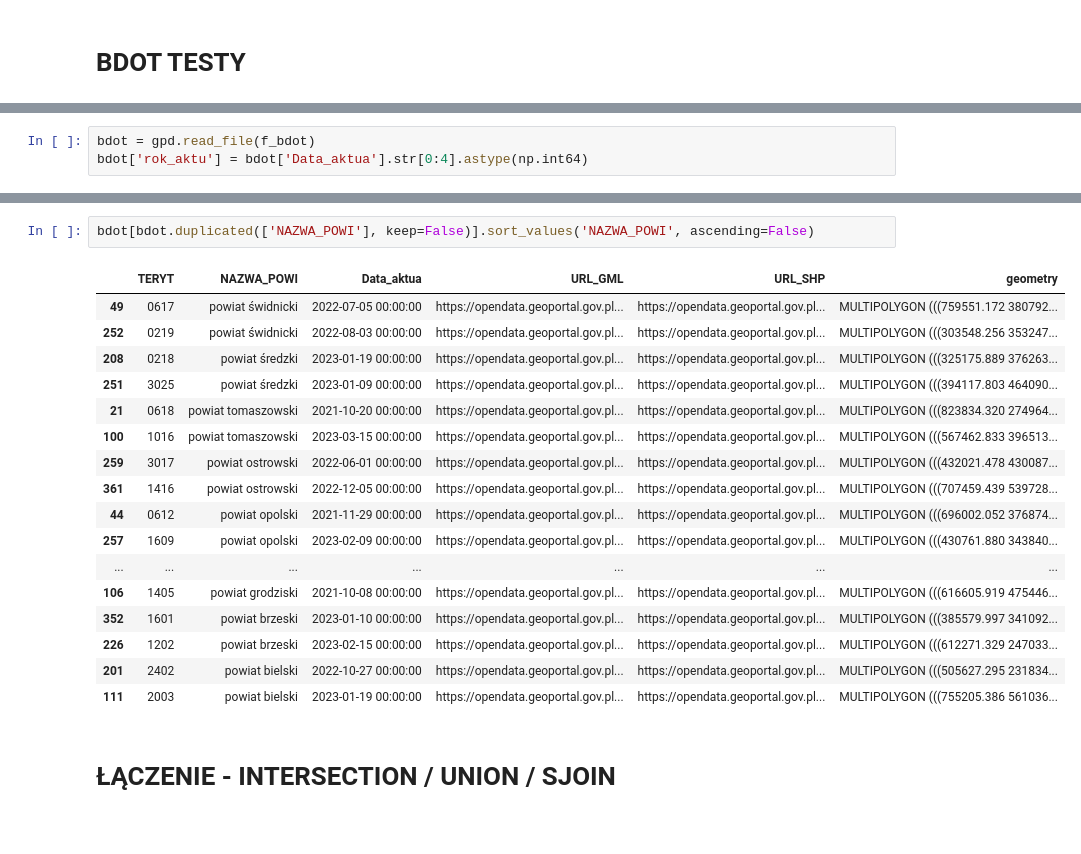
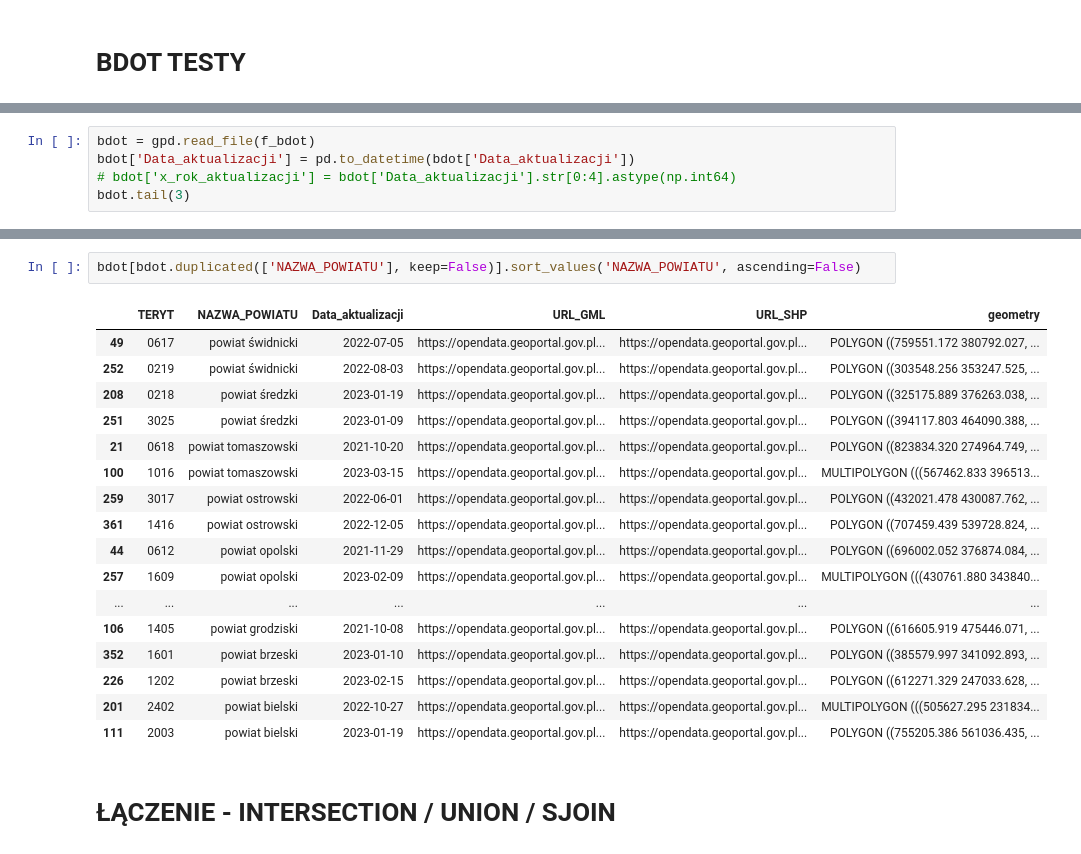
Before and after one commit to krz144/SISS, a Jupyter notebook: orto_bdot_meta.ipynb, the cells around one changed output, grey strips where cells are left out. Cells and saved outputs as stored; diff of their text form.

```diff
--- a/orto_bdot_meta.ipynb
+++ b/orto_bdot_meta.ipynb
@@ -91,3 +57,5 @@ f_bdot = r"C:\SEM6\SISS\metadata\bdot\sk_bdot_wfs.gpkg"
 # %%
 bdot = gpd.read_file(f_bdot)
-bdot['rok_aktu'] = bdot['Data_aktua'].str[0:4].astype(np.int64)
+bdot['Data_aktualizacji'] = pd.to_datetime(bdot['Data_aktualizacji'])
+# bdot['x_rok_aktualizacji'] = bdot['Data_aktualizacji'].str[0:4].astype(np.int64)
+bdot.tail(3)
@@ -136,22 +67,22 @@ Name: NAZWA_POWI, Length: 380, dtype: object
 # %%
-bdot[bdot.duplicated(['NAZWA_POWI'], keep=False)].sort_values('NAZWA_POWI', ascending=False)
+bdot[bdot.duplicated(['NAZWA_POWIATU'], keep=False)].sort_values('NAZWA_POWIATU', ascending=False)
 # %% [output]
-|  | TERYT | NAZWA_POWI | Data_aktua | URL_GML | URL_SHP | geometry |
-| 49 | 0617 | powiat świdnicki | 2022-07-05 00:00:00 | https://opendata.geoportal.gov.pl... | https://opendata.geoportal.gov.pl... | MULTIPOLYGON (((759551.172 380792... |
-| 252 | 0219 | powiat świdnicki | 2022-08-03 00:00:00 | https://opendata.geoportal.gov.pl... | https://opendata.geoportal.gov.pl... | MULTIPOLYGON (((303548.256 353247... |
-| 208 | 0218 | powiat średzki | 2023-01-19 00:00:00 | https://opendata.geoportal.gov.pl... | https://opendata.geoportal.gov.pl... | MULTIPOLYGON (((325175.889 376263... |
-| 251 | 3025 | powiat średzki | 2023-01-09 00:00:00 | https://opendata.geoportal.gov.pl... | https://opendata.geoportal.gov.pl... | MULTIPOLYGON (((394117.803 464090... |
-| 21 | 0618 | powiat tomaszowski | 2021-10-20 00:00:00 | https://opendata.geoportal.gov.pl... | https://opendata.geoportal.gov.pl... | MULTIPOLYGON (((823834.320 274964... |
-| 100 | 1016 | powiat tomaszowski | 2023-03-15 00:00:00 | https://opendata.geoportal.gov.pl... | https://opendata.geoportal.gov.pl... | MULTIPOLYGON (((567462.833 396513... |
-| 259 | 3017 | powiat ostrowski | 2022-06-01 00:00:00 | https://opendata.geoportal.gov.pl... | https://opendata.geoportal.gov.pl... | MULTIPOLYGON (((432021.478 430087... |
-| 361 | 1416 | powiat ostrowski | 2022-12-05 00:00:00 | https://opendata.geoportal.gov.pl... | https://opendata.geoportal.gov.pl... | MULTIPOLYGON (((707459.439 539728... |
-| 44 | 0612 | powiat opolski | 2021-11-29 00:00:00 | https://opendata.geoportal.gov.pl... | https://opendata.geoportal.gov.pl... | MULTIPOLYGON (((696002.052 376874... |
-| 257 | 1609 | powiat opolski | 2023-02-09 00:00:00 | https://opendata.geoportal.gov.pl... | https://opendata.geoportal.gov.pl... | MULTIPOLYGON (((430761.880 343840... |
+|  | TERYT | NAZWA_POWIATU | Data_aktualizacji | URL_GML | URL_SHP | geometry |
+| 49 | 0617 | powiat świdnicki | 2022-07-05 | https://opendata.geoportal.gov.pl... | https://opendata.geoportal.gov.pl... | POLYGON ((759551.172 380792.027, ... |
+| 252 | 0219 | powiat świdnicki | 2022-08-03 | https://opendata.geoportal.gov.pl... | https://opendata.geoportal.gov.pl... | POLYGON ((303548.256 353247.525, ... |
+| 208 | 0218 | powiat średzki | 2023-01-19 | https://opendata.geoportal.gov.pl... | https://opendata.geoportal.gov.pl... | POLYGON ((325175.889 376263.038, ... |
+| 251 | 3025 | powiat średzki | 2023-01-09 | https://opendata.geoportal.gov.pl... | https://opendata.geoportal.gov.pl... | POLYGON ((394117.803 464090.388, ... |
+| 21 | 0618 | powiat tomaszowski | 2021-10-20 | https://opendata.geoportal.gov.pl... | https://opendata.geoportal.gov.pl... | POLYGON ((823834.320 274964.749, ... |
+| 100 | 1016 | powiat tomaszowski | 2023-03-15 | https://opendata.geoportal.gov.pl... | https://opendata.geoportal.gov.pl... | MULTIPOLYGON (((567462.833 396513... |
+| 259 | 3017 | powiat ostrowski | 2022-06-01 | https://opendata.geoportal.gov.pl... | https://opendata.geoportal.gov.pl... | POLYGON ((432021.478 430087.762, ... |
+| 361 | 1416 | powiat ostrowski | 2022-12-05 | https://opendata.geoportal.gov.pl... | https://opendata.geoportal.gov.pl... | POLYGON ((707459.439 539728.824, ... |
+| 44 | 0612 | powiat opolski | 2021-11-29 | https://opendata.geoportal.gov.pl... | https://opendata.geoportal.gov.pl... | POLYGON ((696002.052 376874.084, ... |
+| 257 | 1609 | powiat opolski | 2023-02-09 | https://opendata.geoportal.gov.pl... | https://opendata.geoportal.gov.pl... | MULTIPOLYGON (((430761.880 343840... |
 | ... | ... | ... | ... | ... | ... | ... |
-| 106 | 1405 | powiat grodziski | 2021-10-08 00:00:00 | https://opendata.geoportal.gov.pl... | https://opendata.geoportal.gov.pl... | MULTIPOLYGON (((616605.919 475446... |
-| 352 | 1601 | powiat brzeski | 2023-01-10 00:00:00 | https://opendata.geoportal.gov.pl... | https://opendata.geoportal.gov.pl... | MULTIPOLYGON (((385579.997 341092... |
-| 226 | 1202 | powiat brzeski | 2023-02-15 00:00:00 | https://opendata.geoportal.gov.pl... | https://opendata.geoportal.gov.pl... | MULTIPOLYGON (((612271.329 247033... |
-| 201 | 2402 | powiat bielski | 2022-10-27 00:00:00 | https://opendata.geoportal.gov.pl... | https://opendata.geoportal.gov.pl... | MULTIPOLYGON (((505627.295 231834... |
-| 111 | 2003 | powiat bielski | 2023-01-19 00:00:00 | https://opendata.geoportal.gov.pl... | https://opendata.geoportal.gov.pl... | MULTIPOLYGON (((755205.386 561036... |
+| 106 | 1405 | powiat grodziski | 2021-10-08 | https://opendata.geoportal.gov.pl... | https://opendata.geoportal.gov.pl... | POLYGON ((616605.919 475446.071, ... |
+| 352 | 1601 | powiat brzeski | 2023-01-10 | https://opendata.geoportal.gov.pl... | https://opendata.geoportal.gov.pl... | POLYGON ((385579.997 341092.893, ... |
+| 226 | 1202 | powiat brzeski | 2023-02-15 | https://opendata.geoportal.gov.pl... | https://opendata.geoportal.gov.pl... | POLYGON ((612271.329 247033.628, ... |
+| 201 | 2402 | powiat bielski | 2022-10-27 | https://opendata.geoportal.gov.pl... | https://opendata.geoportal.gov.pl... | MULTIPOLYGON (((505627.295 231834... |
+| 111 | 2003 | powiat bielski | 2023-01-19 | https://opendata.geoportal.gov.pl... | https://opendata.geoportal.gov.pl... | POLYGON ((755205.386 561036.435, ... |
 # %% [markdown]
 # ŁĄCZENIE - INTERSECTION / UNION / SJOIN
```
Also changed, not shown: parts of 27 cells of this notebook.
